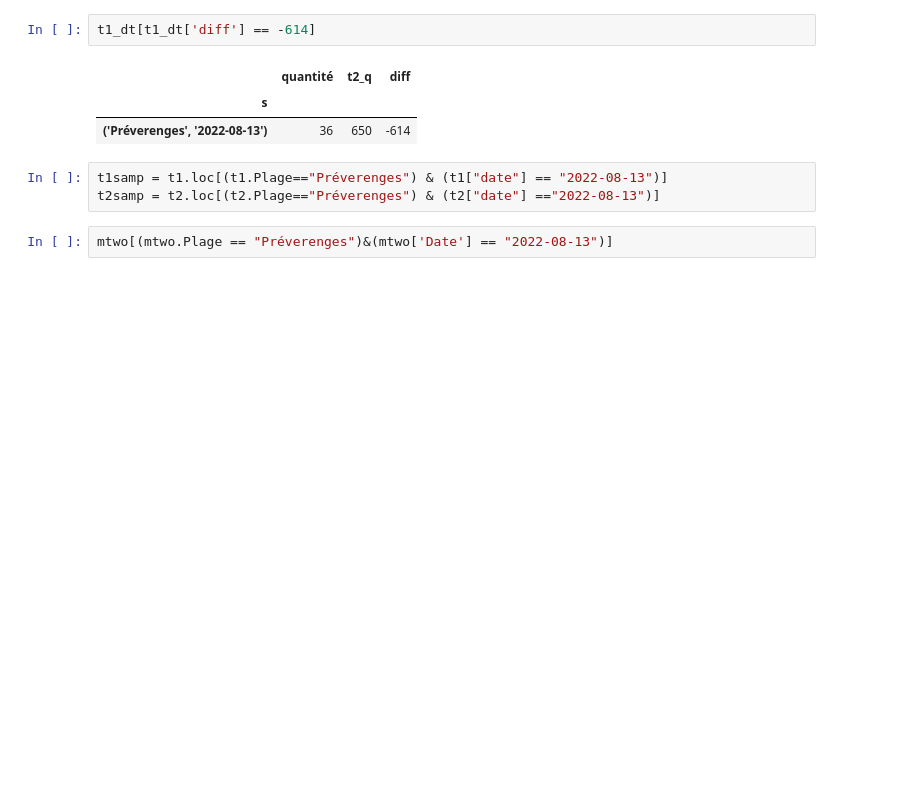
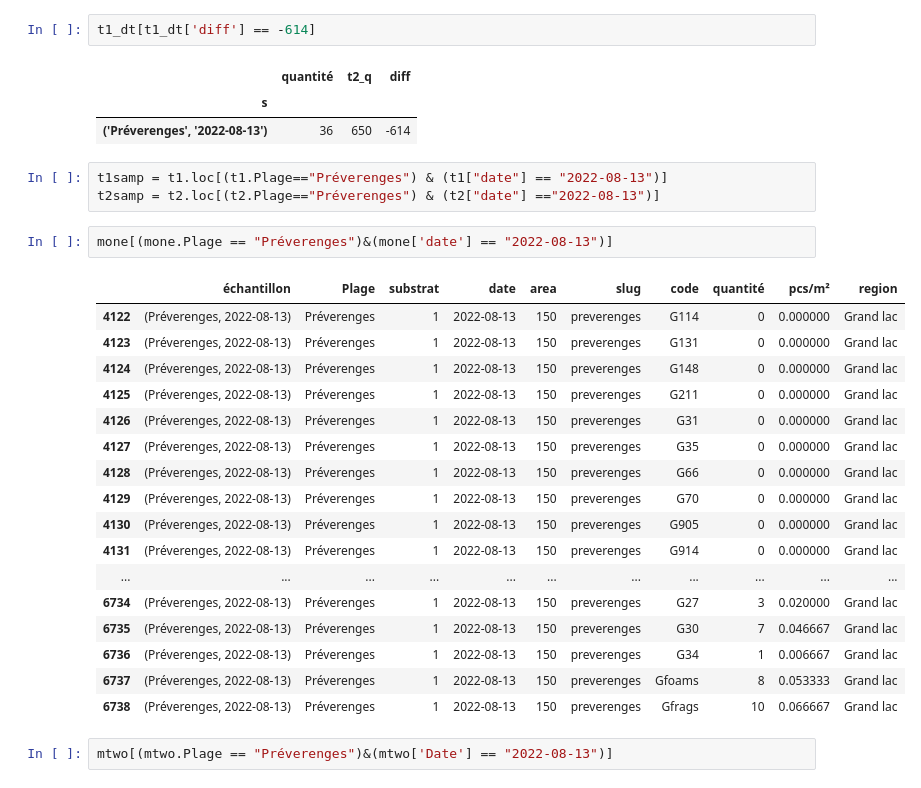
Before and after one commit to AssociationSauvegardeLeman/plastock, a Jupyter notebook: cherche_les_erreurs.ipynb, the cells around one changed output. Drawn from its saved outputs; the diff is of its cells as text; blank space fills up the shorter version.

```diff
--- a/cherche_les_erreurs.ipynb
+++ b/cherche_les_erreurs.ipynb
@@ -200,6 +202,26 @@ t1_dt[t1_dt['diff'] == -614]
 # %%
 t1samp = t1.loc[(t1.Plage=="Préverenges") & (t1["date"] == "2022-08-13")]
 t2samp = t2.loc[(t2.Plage=="Préverenges") & (t2["date"] =="2022-08-13")]
+# %%
+mone[(mone.Plage == "Préverenges")&(mone['date'] == "2022-08-13")]
+# %% [output]
+|  | échantillon | Plage | substrat | date | area | slug | code | quantité | pcs/m² | region |
+| 4122 | (Préverenges, 2022-08-13) | Préverenges | 1 | 2022-08-13 | 150 | preverenges | G114 | 0 | 0.000000 | Grand lac |
+| 4123 | (Préverenges, 2022-08-13) | Préverenges | 1 | 2022-08-13 | 150 | preverenges | G131 | 0 | 0.000000 | Grand lac |
+| 4124 | (Préverenges, 2022-08-13) | Préverenges | 1 | 2022-08-13 | 150 | preverenges | G148 | 0 | 0.000000 | Grand lac |
+| 4125 | (Préverenges, 2022-08-13) | Préverenges | 1 | 2022-08-13 | 150 | preverenges | G211 | 0 | 0.000000 | Grand lac |
+| 4126 | (Préverenges, 2022-08-13) | Préverenges | 1 | 2022-08-13 | 150 | preverenges | G31 | 0 | 0.000000 | Grand lac |
+| 4127 | (Préverenges, 2022-08-13) | Préverenges | 1 | 2022-08-13 | 150 | preverenges | G35 | 0 | 0.000000 | Grand lac |
+| 4128 | (Préverenges, 2022-08-13) | Préverenges | 1 | 2022-08-13 | 150 | preverenges | G66 | 0 | 0.000000 | Grand lac |
+| 4129 | (Préverenges, 2022-08-13) | Préverenges | 1 | 2022-08-13 | 150 | preverenges | G70 | 0 | 0.000000 | Grand lac |
+| 4130 | (Préverenges, 2022-08-13) | Préverenges | 1 | 2022-08-13 | 150 | preverenges | G905 | 0 | 0.000000 | Grand lac |
+| 4131 | (Préverenges, 2022-08-13) | Préverenges | 1 | 2022-08-13 | 150 | preverenges | G914 | 0 | 0.000000 | Grand lac |
+| ... | ... | ... | ... | ... | ... | ... | ... | ... | ... | ... |
+| 6734 | (Préverenges, 2022-08-13) | Préverenges | 1 | 2022-08-13 | 150 | preverenges | G27 | 3 | 0.020000 | Grand lac |
+| 6735 | (Préverenges, 2022-08-13) | Préverenges | 1 | 2022-08-13 | 150 | preverenges | G30 | 7 | 0.046667 | Grand lac |
+| 6736 | (Préverenges, 2022-08-13) | Préverenges | 1 | 2022-08-13 | 150 | preverenges | G34 | 1 | 0.006667 | Grand lac |
+| 6737 | (Préverenges, 2022-08-13) | Préverenges | 1 | 2022-08-13 | 150 | preverenges | Gfoams | 8 | 0.053333 | Grand lac |
+| 6738 | (Préverenges, 2022-08-13) | Préverenges | 1 | 2022-08-13 | 150 | preverenges | Gfrags | 10 | 0.066667 | Grand lac |
 # %%
 mtwo[(mtwo.Plage == "Préverenges")&(mtwo['Date'] == "2022-08-13")]
 # %% [output]
```
Also changed, not shown: parts of 1 cell of this notebook, 1 other file.
